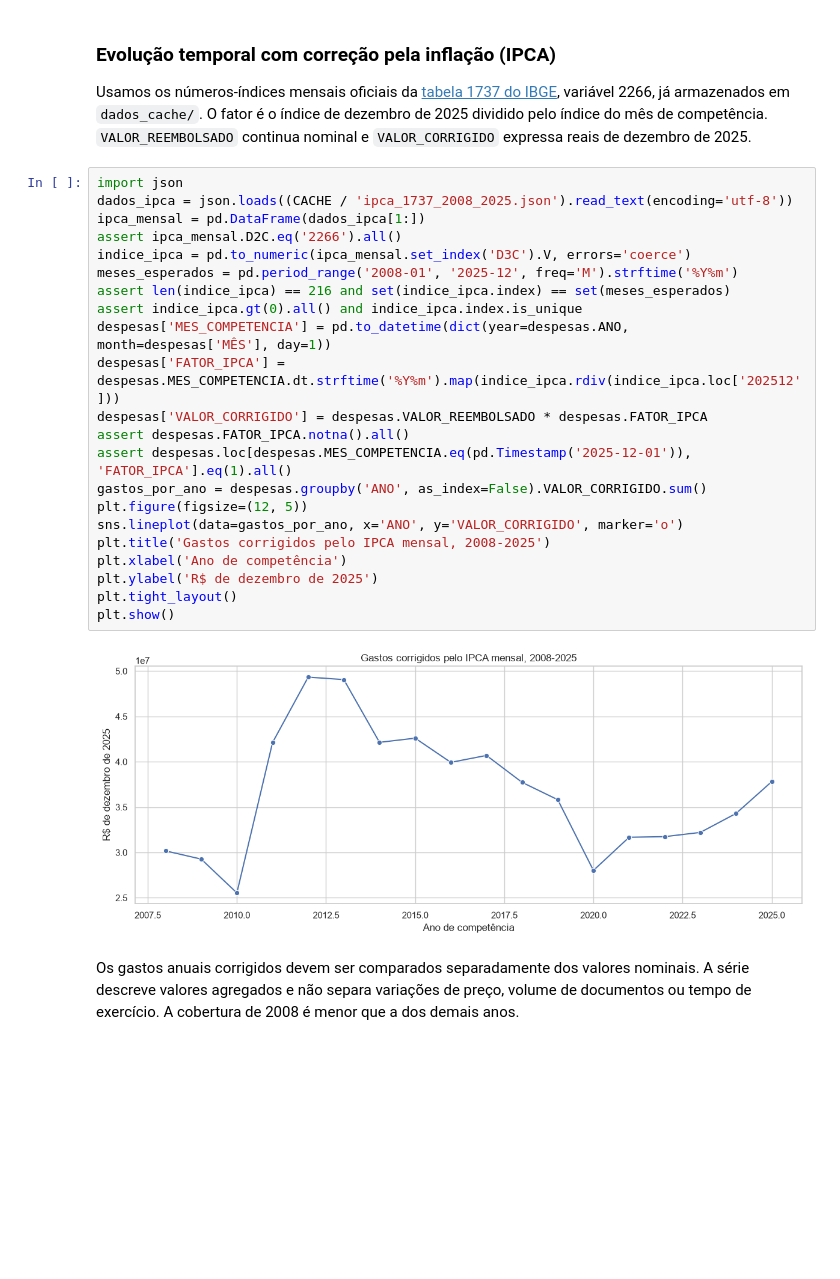
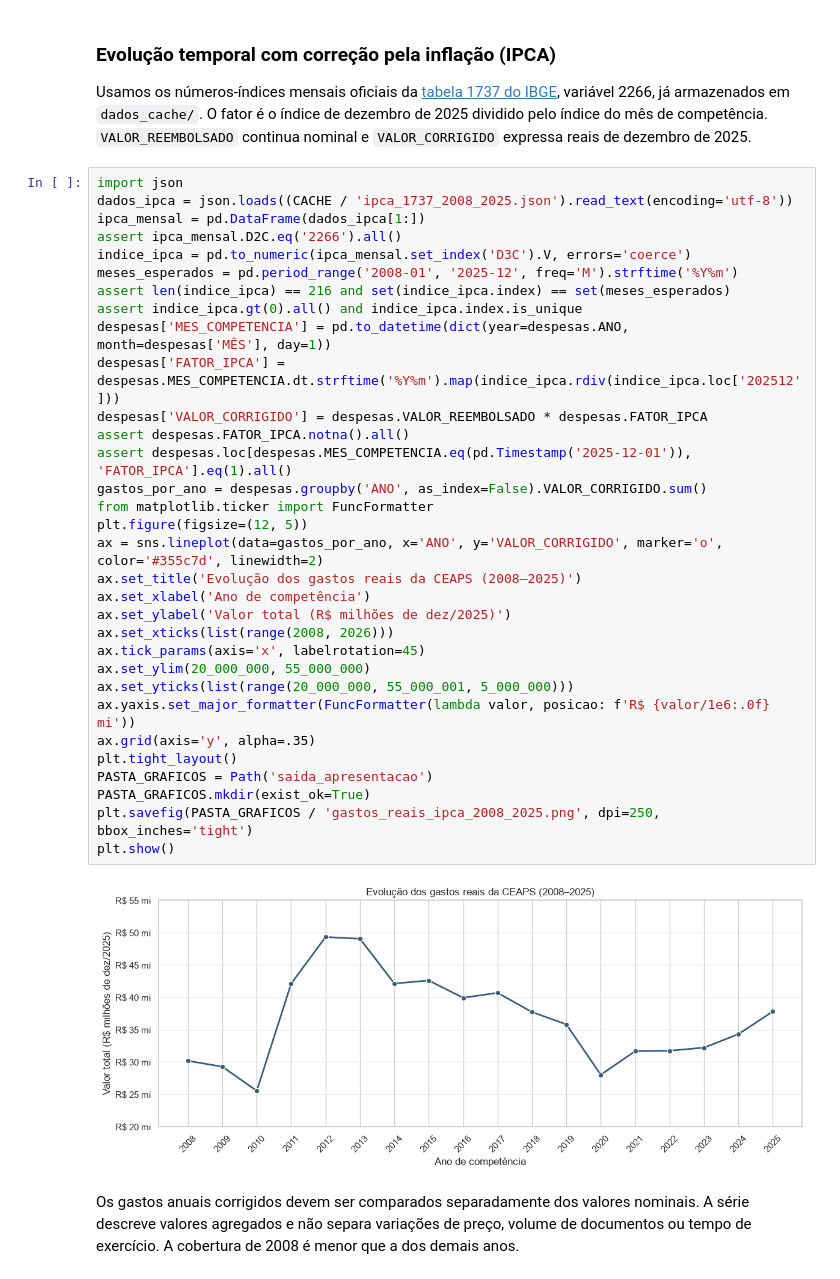
Before and after one commit to rafaalathais/analise-gasto-parlamentar, a Jupyter notebook: notebook_gasto_parlamentar.ipynb, the cells around one changed output. Drawn from its saved outputs; the diff is of its cells as text; blank space fills up the shorter version.

```diff
--- a/notebook_gasto_parlamentar.ipynb
+++ b/notebook_gasto_parlamentar.ipynb
@@ -730,27 +730,37 @@ Usamos os números-índices mensais oficiais da [tabela 1737 do IBGE](https://si
 # %%
 import json
 dados_ipca = json.loads((CACHE / 'ipca_1737_2008_2025.json').read_text(encoding='utf-8'))
 ipca_mensal = pd.DataFrame(dados_ipca[1:])
 assert ipca_mensal.D2C.eq('2266').all()
 indice_ipca = pd.to_numeric(ipca_mensal.set_index('D3C').V, errors='coerce')
 meses_esperados = pd.period_range('2008-01', '2025-12', freq='M').strftime('%Y%m')
 assert len(indice_ipca) == 216 and set(indice_ipca.index) == set(meses_esperados)
 assert indice_ipca.gt(0).all() and indice_ipca.index.is_unique
 despesas['MES_COMPETENCIA'] = pd.to_datetime(dict(year=despesas.ANO, month=despesas['MÊS'], day=1))
 despesas['FATOR_IPCA'] = despesas.MES_COMPETENCIA.dt.strftime('%Y%m').map(indice_ipca.rdiv(indice_ipca.loc['202512']))
 despesas['VALOR_CORRIGIDO'] = despesas.VALOR_REEMBOLSADO * despesas.FATOR_IPCA
 assert despesas.FATOR_IPCA.notna().all()
 assert despesas.loc[despesas.MES_COMPETENCIA.eq(pd.Timestamp('2025-12-01')), 'FATOR_IPCA'].eq(1).all()
 gastos_por_ano = despesas.groupby('ANO', as_index=False).VALOR_CORRIGIDO.sum()
+from matplotlib.ticker import FuncFormatter
 plt.figure(figsize=(12, 5))
-sns.lineplot(data=gastos_por_ano, x='ANO', y='VALOR_CORRIGIDO', marker='o')
-plt.title('Gastos corrigidos pelo IPCA mensal, 2008-2025')
-plt.xlabel('Ano de competência')
-plt.ylabel('R$ de dezembro de 2025')
+ax = sns.lineplot(data=gastos_por_ano, x='ANO', y='VALOR_CORRIGIDO', marker='o', color='#355c7d', linewidth=2)
+ax.set_title('Evolução dos gastos reais da CEAPS (2008–2025)')
+ax.set_xlabel('Ano de competência')
+ax.set_ylabel('Valor total (R$ milhões de dez/2025)')
+ax.set_xticks(list(range(2008, 2026)))
+ax.tick_params(axis='x', labelrotation=45)
+ax.set_ylim(20_000_000, 55_000_000)
+ax.set_yticks(list(range(20_000_000, 55_000_001, 5_000_000)))
+ax.yaxis.set_major_formatter(FuncFormatter(lambda valor, posicao: f'R$ {valor/1e6:.0f} mi'))
+ax.grid(axis='y', alpha=.35)
 plt.tight_layout()
+PASTA_GRAFICOS = Path('saida_apresentacao')
+PASTA_GRAFICOS.mkdir(exist_ok=True)
+plt.savefig(PASTA_GRAFICOS / 'gastos_reais_ipca_2008_2025.png', dpi=250, bbox_inches='tight')
 plt.show()
 # %% [output]
-[figure, old version]
+[figure, new version]
 # %% [markdown]
 Os gastos anuais corrigidos devem ser comparados separadamente dos valores nominais. A série descreve valores agregados e não separa variações de preço, volume de documentos ou tempo de exercício. A cobertura de 2008 é menor que a dos demais anos.
 # %% [markdown]
```
Also changed, not shown: parts of 6 cells of this notebook.
